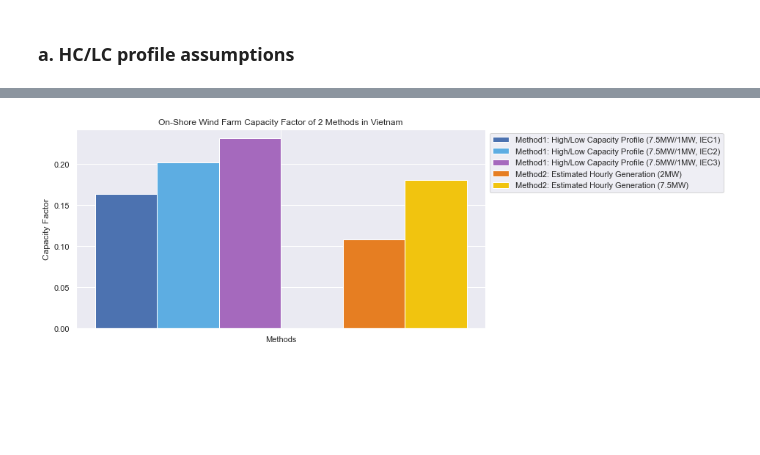
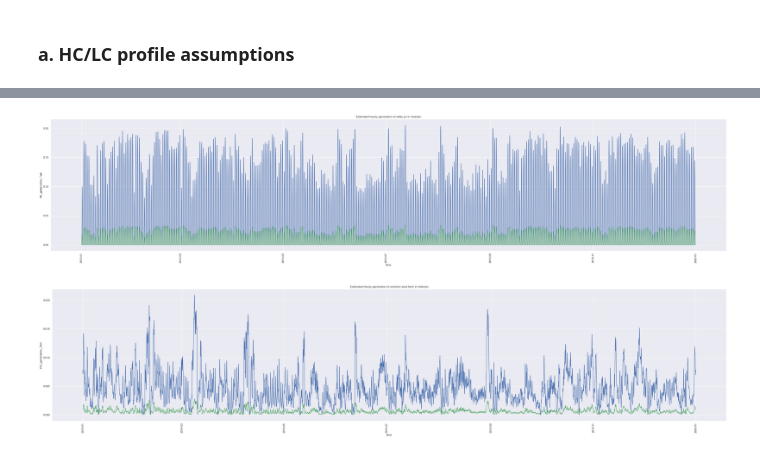
Before and after one commit to agoenergy/Assessment-of-Renewable-Energy-Potentials-based-on-Land-Availability, a Jupyter notebook: 03_capacity_generation_analysis.ipynb, the cells around one changed output, grey strips where cells are left out. Drawn from its saved outputs; the diff is of its cells as text; code cells hidden in the pictures; blank space fills up the shorter version.

```diff
--- a/03_capacity_generation_analysis.ipynb
+++ b/03_capacity_generation_analysis.ipynb
@@ -621,17 +338,0 @@ plt.show()
-# %%
-# Annual Generation
-sns.set(rc={'figure.figsize':(10,5)})
-m1_pvlc_rects = plt.bar(y_pos - 0.8, wt_ag_cf1_lc, width= 0.2,  color='#D6EAF8', label='Method1: Low Capacity Profile (1MW, IEC1)')
-m1_pvlc_rects = plt.bar(y_pos - 0.6, wt_ag_cf2_lc, width= 0.2,  color='#5DADE2', label='Method1: Low Capacity Profile (1MW, IEC2)')
-m1_pvlc_rects = plt.bar(y_pos - 0.4, wt_ag_cf3_lc, width= 0.2,  color='b', label='Method1: Low Capacity Profile (1MW, IEC3)')
-m1_pvhc_rects = plt.bar(y_pos - 0.2, wt_ag_cf1_hc, width=0.2,  color='#E8DAEF', label='Method1: High Capacity Profile (7.5MW, IEC1)')
-m1_pvhc_rects = plt.bar(y_pos, wt_ag_cf2_hc, width=0.2,  color='#D2B4DE', label='Method1: High Capacity Profile (7.5MW, IEC2)')
-m1_pvhc_rects = plt.bar(y_pos + 0.2, wt_ag_cf3_hc, width=0.2,  color='#A569BD', label='Method1: High Capacity Profile (7.5MW, IEC3)')
-m2_pv25_rects = plt.bar(y_pos + 0.6, wd_2_sum2, width=0.2,  color='#E67E22', label='Method2: Estimated Hourly Generation (2MW)')
-m2_pv6_rects = plt.bar(y_pos + 0.8, wd_2_sum75, width=0.2,  color='#F1C40F', label='Method2: Estimated Hourly Generation (7.5MW)')
-plt.xticks(y_pos, method_arr)
-plt.ylabel('Estimated Generation [TWh]')
-plt.title('On-Shore Wind Farm Estimated Annual Generation of 2 Methods in Vietnam')
-plt.legend(loc='upper left', bbox_to_anchor=(1, 1))
-plt.savefig(r'Vietnam/03_output_stage3/03_wind_annual_generation_comparison.tiff',bbox_inches='tight', dpi=300)
-plt.show()
@@ -640,16 +339,24 @@ plt.show()
-# %%
-# Capacity Factor
-sns.set(rc={'figure.figsize':(10,5)})
-m1_pvlc_rects = plt.bar(y_pos - 0.5, wt_cf1_sum, width= 0.2,  color='b', label='Method1: High/Low Capacity Profile (7.5MW/1MW, IEC1)')
-m1_pvlc_rects = plt.bar(y_pos - 0.3, wt_cf2_sum, width= 0.2,  color='#5DADE2', label='Method1: High/Low Capacity Profile (7.5MW/1MW, IEC2)')
-m1_pvhc_rects = plt.bar(y_pos - 0.1, wt_cf3_sum, width=0.2,  color='#A569BD', label='Method1: High/Low Capacity Profile (7.5MW/1MW, IEC3)')
-m2_pv25_rects = plt.bar(y_pos + 0.3, wd_2_cf75, width=0.2,  color='#E67E22', label='Method2: Estimated Hourly Generation (2MW)')
-m2_pv6_rects = plt.bar(y_pos + 0.5, wd_2_cf2, width=0.2,  color='#F1C40F', label='Method2: Estimated Hourly Generation (7.5MW)')
-plt.xticks(y_pos, method_arr)
-plt.ylabel('Capacity Factor')
-plt.title('On-Shore Wind Farm Capacity Factor of 2 Methods in Vietnam')
-plt.legend(loc='upper left', bbox_to_anchor=(1, 1))
-plt.savefig(r'Vietnam/03_output_stage3/03_wind_capacity_factor_comparison.tiff',bbox_inches='tight', dpi=300)
-plt.show()
-# %% [output]
-[figure, removed]
+# %%
+# pv hourly generation
+f, ax = plt.subplots(1, 1)
+#sns.set(rc={'figure.figsize':(50,10)})
+sns.lineplot(x="time", y="HC_generation_Twh",  color='b', data=pv_ag_hourly_df)
+sns.lineplot(x="time", y="LC_generation_Twh",  color='g', data=pv_ag_hourly_df)
+plt.xticks(rotation='vertical')
+plt.title('Estimated hourly generation of utility pv in Vietnam')
+plt.savefig('Vietnam/03_output_stage3/03_pv_gen_hourly.tiff', dpi=300)
+plt.show()
+# %% [output]
+[figure, added]
+# %%
+# wt hourly generation
+f, ax = plt.subplots(1, 1)
+#sns.set(rc={'figure.figsize':(50,10)})
+sns.lineplot(x="time", y="HC_generation_Twh",  color='b', data=wt_ag_hourly_df)
+sns.lineplot(x="time", y="LC_generation_Twh",  color='g', data=wt_ag_hourly_df)
+plt.xticks(rotation='vertical')
+plt.title('Estimated hourly generation of onshore wind farm in Vietnam')
+plt.savefig('Vietnam/03_output_stage3/03_wt_gen_hourly.tiff', dpi=300)
+plt.show()
+# %% [output]
+[figure, added]
```
Also changed, not shown: parts of 44 cells of this notebook, 2 other files.
